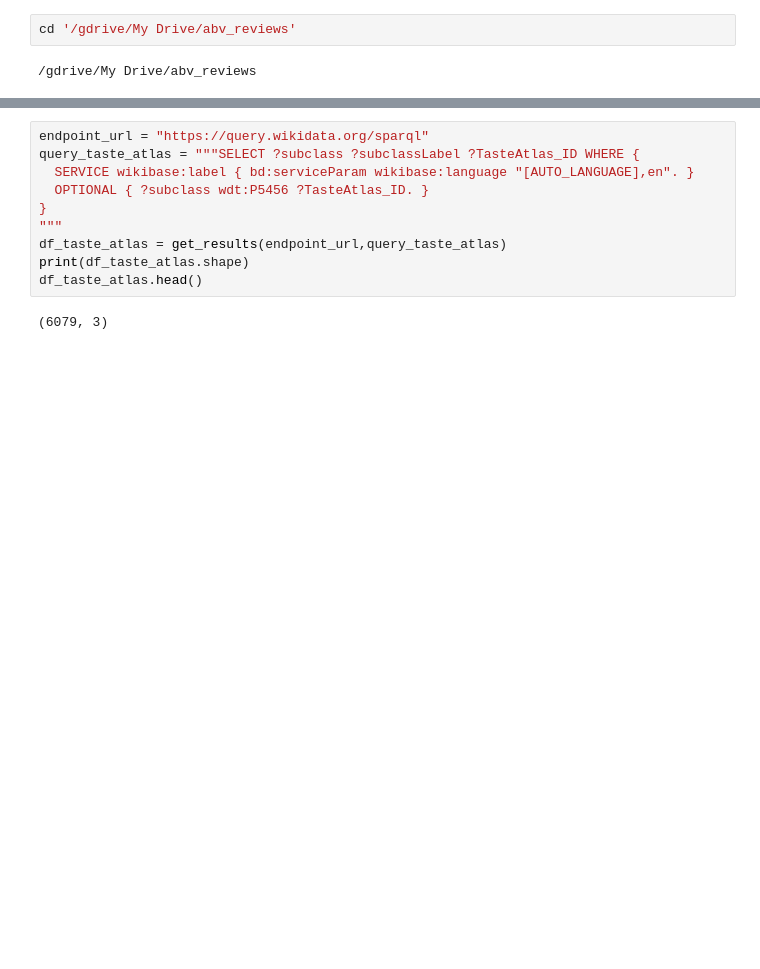
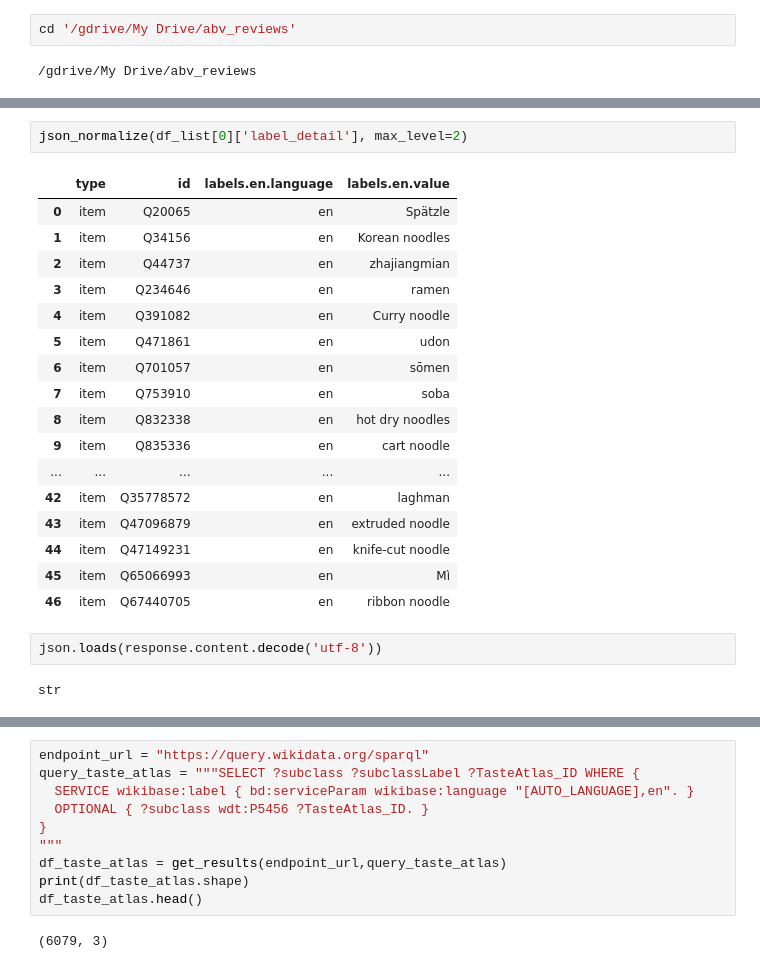
Before and after one commit to ravi-gopalan/DAND_Data_Wrangling, a Jupyter notebook: wikidata_sparql_query.ipynb, the cells around one changed output, grey strips where cells are left out. Saved outputs shown, nothing was run; the diff lists cells and outputs as text; blank space fills up the shorter version.

```diff
--- a/wikidata_sparql_query.ipynb
+++ b/wikidata_sparql_query.ipynb
@@ -442,0 +287,24 @@ print(len(coffee_drink_list),coffee_drink_list)
+# %%
+json_normalize(df_list[0]['label_detail'], max_level=2)
+# %% [output]
+|  | type | id | labels.en.language | labels.en.value |
+| 0 | item | Q20065 | en | Spätzle |
+| 1 | item | Q34156 | en | Korean noodles |
+| 2 | item | Q44737 | en | zhajiangmian |
+| 3 | item | Q234646 | en | ramen |
+| 4 | item | Q391082 | en | Curry noodle |
+| 5 | item | Q471861 | en | udon |
+| 6 | item | Q701057 | en | sōmen |
+| 7 | item | Q753910 | en | soba |
+| 8 | item | Q832338 | en | hot dry noodles |
+| 9 | item | Q835336 | en | cart noodle |
+| ... | ... | ... | ... | ... |
+| 42 | item | Q35778572 | en | laghman |
+| 43 | item | Q47096879 | en | extruded noodle |
+| 44 | item | Q47149231 | en | knife-cut noodle |
+| 45 | item | Q65066993 | en | Mì |
+| 46 | item | Q67440705 | en | ribbon noodle |
+# %%
+json.loads(response.content.decode('utf-8'))
+# %% [output]
+str
```
Also changed, not shown: parts of 118 cells of this notebook.
